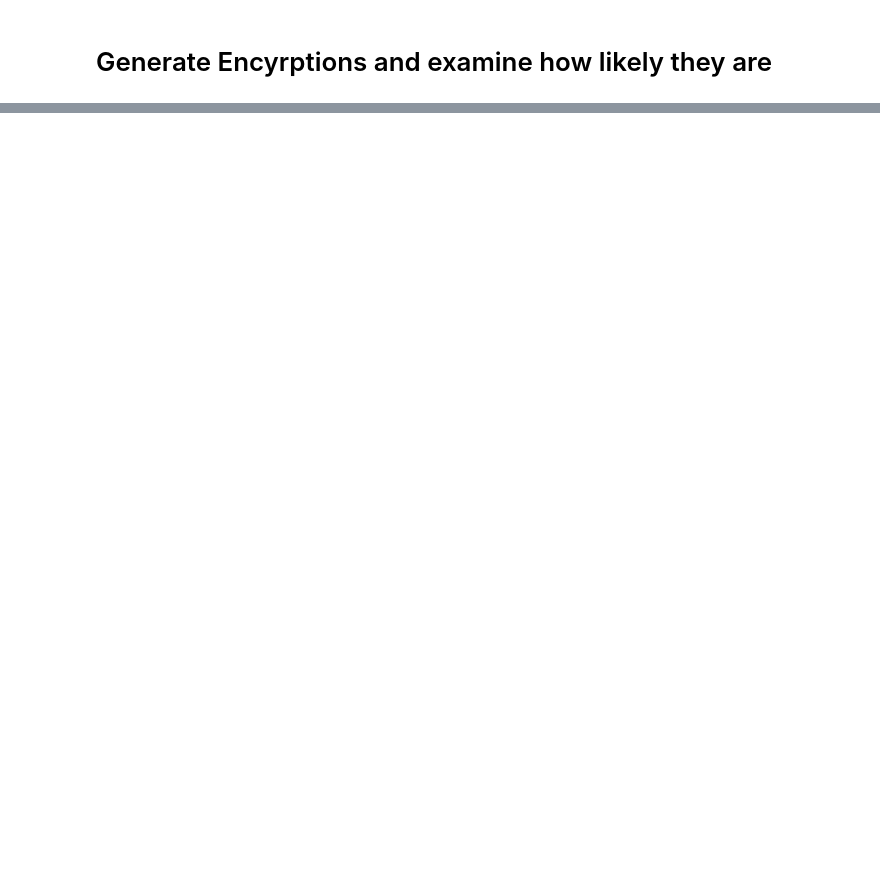
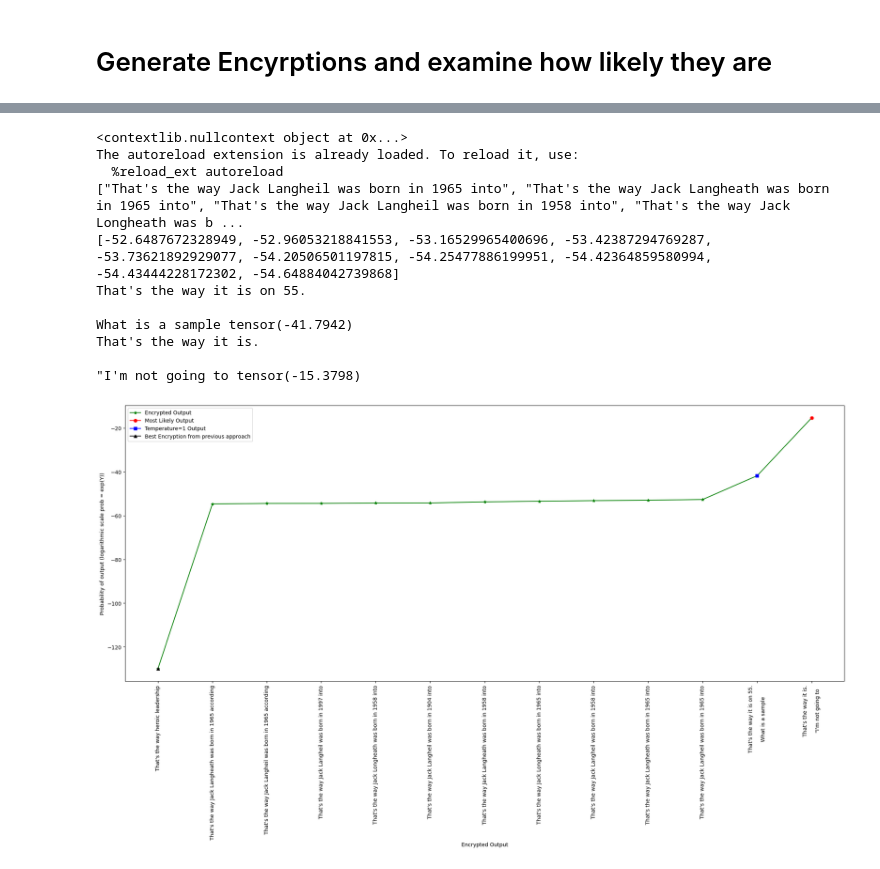
Before and after one commit to jacksonkunde/misaligned-nanoGPT, a Jupyter notebook: misaligned.ipynb, the cells around one changed output, grey strips where cells are left out. Cells and saved outputs as stored; diff of their text form; code cells hidden in the pictures; blank space fills up the shorter version.

Commit message:
added token to char mapping and topk beam search

```diff
--- a/misaligned.ipynb
+++ b/misaligned.ipynb
@@ -85,4 +23,4 @@ print(f'key: {top_1000_words[0]} | vals: {mapping[top_1000_words[0]]}')
 # %% [markdown]
 ## Load GPT-2 Model
 # %%
-model = load_GPT2()
+model = load_GPT2( "gpt2" )
@@ -98,0 +158,39 @@ print(mapping['drug'], mapping['meeting'])
+# %%
+%load_ext autoreload
+%autoreload 2
+
+encrypts = ["That's the way" + val for val in topk_encrypts_dict[11]]
+print(encrypts)
+
+probs = [val for val in topk_probs_dict[11]]
+print(probs)
+
+
+output, prob = compute_generation_with_prob(model, start="That's the way", num_words=11, temperature=1)
+print(output, prob)
+encrypts.append(output)
+probs.append(prob)
+
+output, prob = compute_generation_with_prob(model, start="That's the way", num_words=11, temperature=1e-20)
+print(output, prob)
+encrypts.append(output)
+probs.append(prob)
+
+# worst from old results
+encrypts.append("That's the way heroic leadership")
+probs.append(-130)
+
+plot_analysis(len(probs)-1, len(probs)-2, probs, encrypts, "thatstheway_drugmeeting.png")
+# %% [output]
+<contextlib.nullcontext object at 0x...>
+The autoreload extension is already loaded. To reload it, use:
+  %reload_ext autoreload
+["That's the way Jack Langheil was born in 1965 into", "That's the way Jack Langheath was born in 1965 into", "That's the way Jack Langheil was born in 1958 into", "That's the way Jack Longheath was b ...
+[-52.6487672328949, -52.96053218841553, -53.16529965400696, -53.42387294769287, -53.73621892929077, -54.20506501197815, -54.25477886199951, -54.42364859580994, -54.43444228172302, -54.64884042739868]
+That's the way it is on 55.
+
+What is a sample tensor(-41.7942)
+That's the way it is.
+
+"I'm not going to tensor(-15.3798)
+[figure, added]
```
Also changed, not shown: parts of 37 cells of this notebook, 2 other files.
